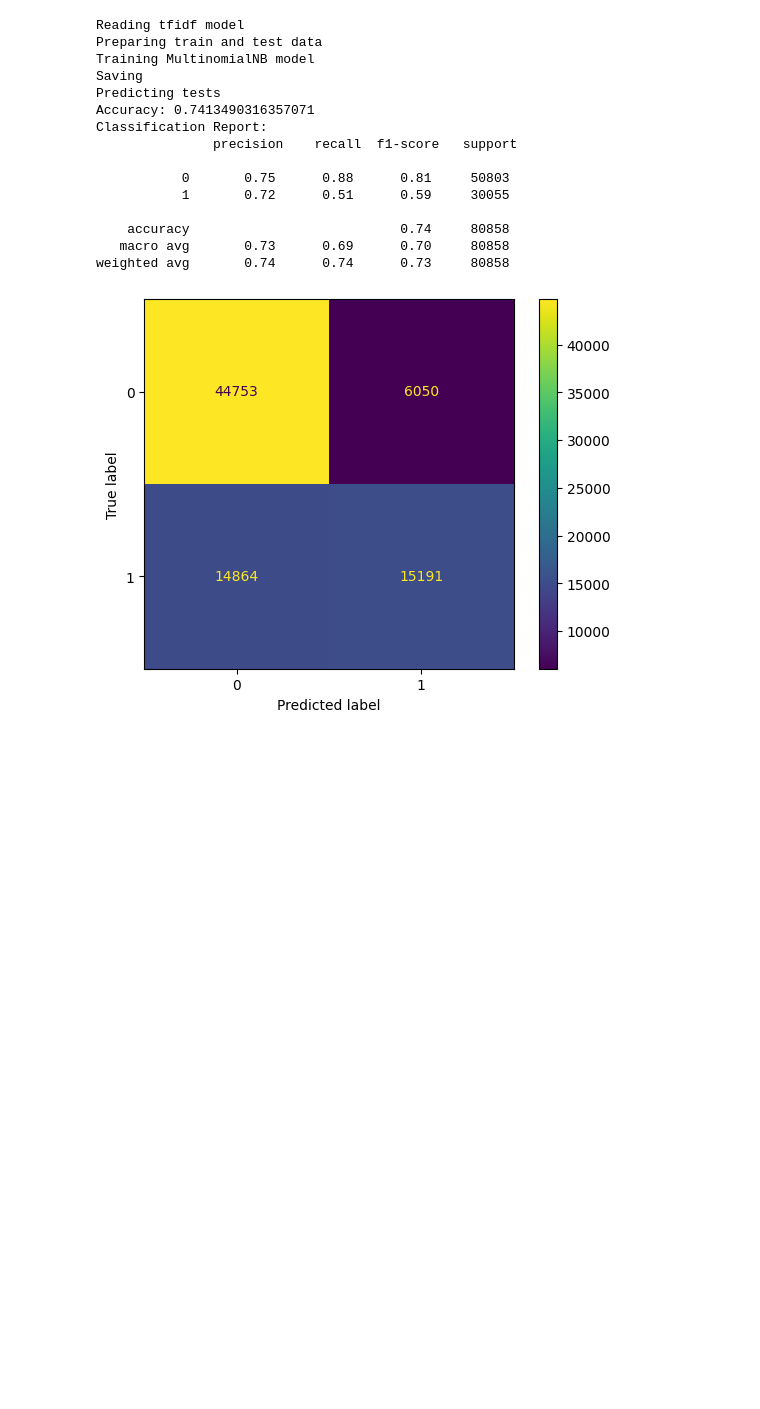
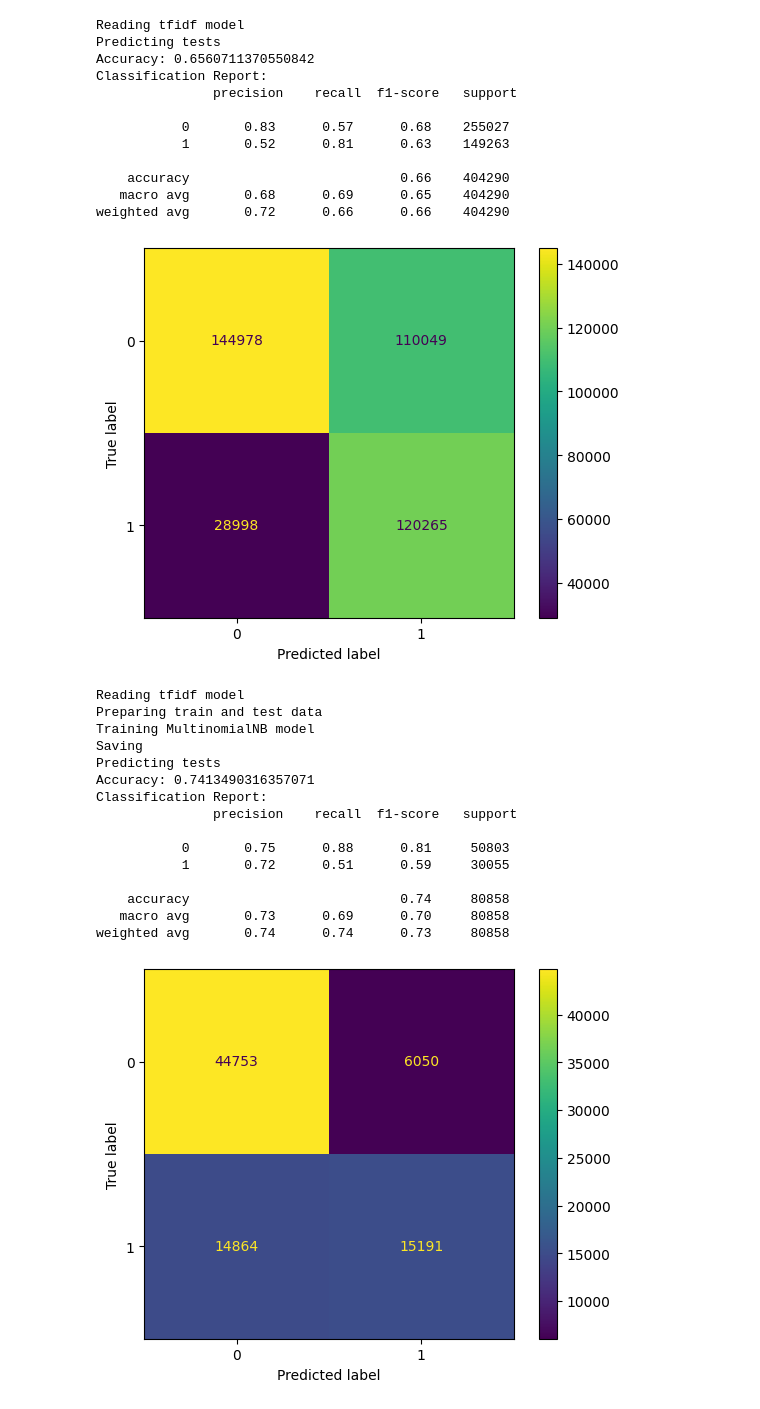
Before and after one commit to LenartPiotr/NLP-QuestionComparer, a Jupyter notebook: prepareData.ipynb, the cells around one changed output. Saved outputs shown, nothing was run; the diff lists cells and outputs as text; code cells hidden in the pictures; blank space fills up the shorter version.

Commit message:
prepare data with different lemmatization and stemming params, making report

```diff
--- a/prepareData.ipynb
+++ b/prepareData.ipynb
@@ -19,6 +18,22 @@ Tokenize
 Merging
 Saving Tfidf model
 Done
+# %%
+cosineSimilarity(dataFolder='./data/')
+# %% [output]
+Reading tfidf model
+Predicting tests
+Accuracy: 0.6560711370550842
+Classification Report:
+               precision    recall  f1-score   support
+
+           0       0.83      0.57      0.68    255027
+           1       0.52      0.81      0.63    149263
+
+    accuracy                           0.66    404290
+   macro avg       0.68      0.69      0.65    404290
+weighted avg       0.72      0.66      0.66    404290
+[figure, added]
 # %%
 trainModelTfIdf(MultinomialNB(), 'MultinomialNB', dataFolder='./data/', predicting=True, training=True)
 # %% [output]
```
Also changed, not shown: parts of 4 cells of this notebook, 3 other files.
